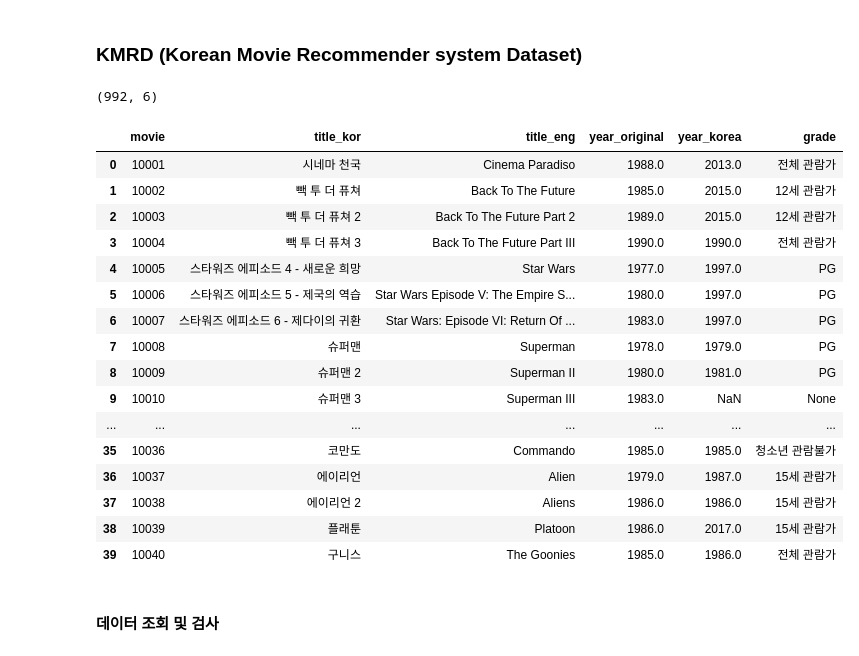
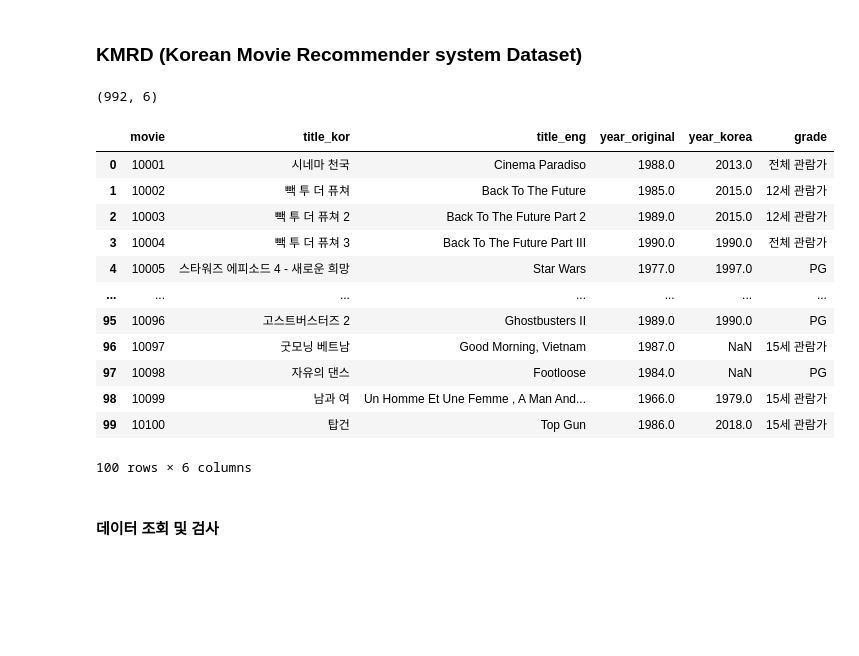
Before and after one commit to junyoung2015/Codyssey_SeSAC, a Jupyter notebook: Phase01/Process02/Problem03/problem03.ipynb, the cells around one changed output. Drawn from its saved outputs; the diff is of its cells as text; code cells hidden in the pictures; blank space fills up the shorter version.

```diff
--- a/Phase01/Process02/Problem03/problem03.ipynb
+++ b/Phase01/Process02/Problem03/problem03.ipynb
@@ -207,26 +177,22 @@ def parse_movies_txt(filepath):
 # %%
 df_kmrd_movies = parse_movies_txt(kmrd_movies_path)
 print(df_kmrd_movies.shape)
-df_kmrd_movies.head(40)
+df_kmrd_movies.head(100)
 # %% [output]
 (992, 6)
 |  | movie | title_kor | title_eng | year_original | year_korea | grade |
 | 0 | 10001 | 시네마 천국 | Cinema Paradiso | 1988.0 | 2013.0 | 전체 관람가 |
 | 1 | 10002 | 빽 투 더 퓨쳐 | Back To The Future | 1985.0 | 2015.0 | 12세 관람가 |
 | 2 | 10003 | 빽 투 더 퓨쳐 2 | Back To The Future Part 2 | 1989.0 | 2015.0 | 12세 관람가 |
 | 3 | 10004 | 빽 투 더 퓨쳐 3 | Back To The Future Part III | 1990.0 | 1990.0 | 전체 관람가 |
 | 4 | 10005 | 스타워즈 에피소드 4 - 새로운 희망 | Star Wars | 1977.0 | 1997.0 | PG |
-| 5 | 10006 | 스타워즈 에피소드 5 - 제국의 역습 | Star Wars Episode V: The Empire S... | 1980.0 | 1997.0 | PG |
-| 6 | 10007 | 스타워즈 에피소드 6 - 제다이의 귀환 | Star Wars: Episode VI: Return Of ... | 1983.0 | 1997.0 | PG |
-| 7 | 10008 | 슈퍼맨 | Superman | 1978.0 | 1979.0 | PG |
-| 8 | 10009 | 슈퍼맨 2 | Superman II | 1980.0 | 1981.0 | PG |
-| 9 | 10010 | 슈퍼맨 3 | Superman III | 1983.0 | NaN | None |
 | ... | ... | ... | ... | ... | ... | ... |
-| 35 | 10036 | 코만도 | Commando | 1985.0 | 1985.0 | 청소년 관람불가 |
-| 36 | 10037 | 에이리언 | Alien | 1979.0 | 1987.0 | 15세 관람가 |
-| 37 | 10038 | 에이리언 2 | Aliens | 1986.0 | 1986.0 | 15세 관람가 |
-| 38 | 10039 | 플래툰 | Platoon | 1986.0 | 2017.0 | 15세 관람가 |
-| 39 | 10040 | 구니스 | The Goonies | 1985.0 | 1986.0 | 전체 관람가 |
+| 95 | 10096 | 고스트버스터즈 2 | Ghostbusters II | 1989.0 | 1990.0 | PG |
+| 96 | 10097 | 굿모닝 베트남 | Good Morning, Vietnam | 1987.0 | NaN | 15세 관람가 |
+| 97 | 10098 | 자유의 댄스 | Footloose | 1984.0 | NaN | PG |
+| 98 | 10099 | 남과 여 | Un Homme Et Une Femme , A Man And... | 1966.0 | 1979.0 | 15세 관람가 |
+| 99 | 10100 | 탑건 | Top Gun | 1986.0 | 2018.0 | 15세 관람가 |
+100 rows × 6 columns
 # %% [markdown]
 #### 데이터 조회 및 검사
 # %% [markdown]
```
Also changed, not shown: parts of 4 cells of this notebook.
